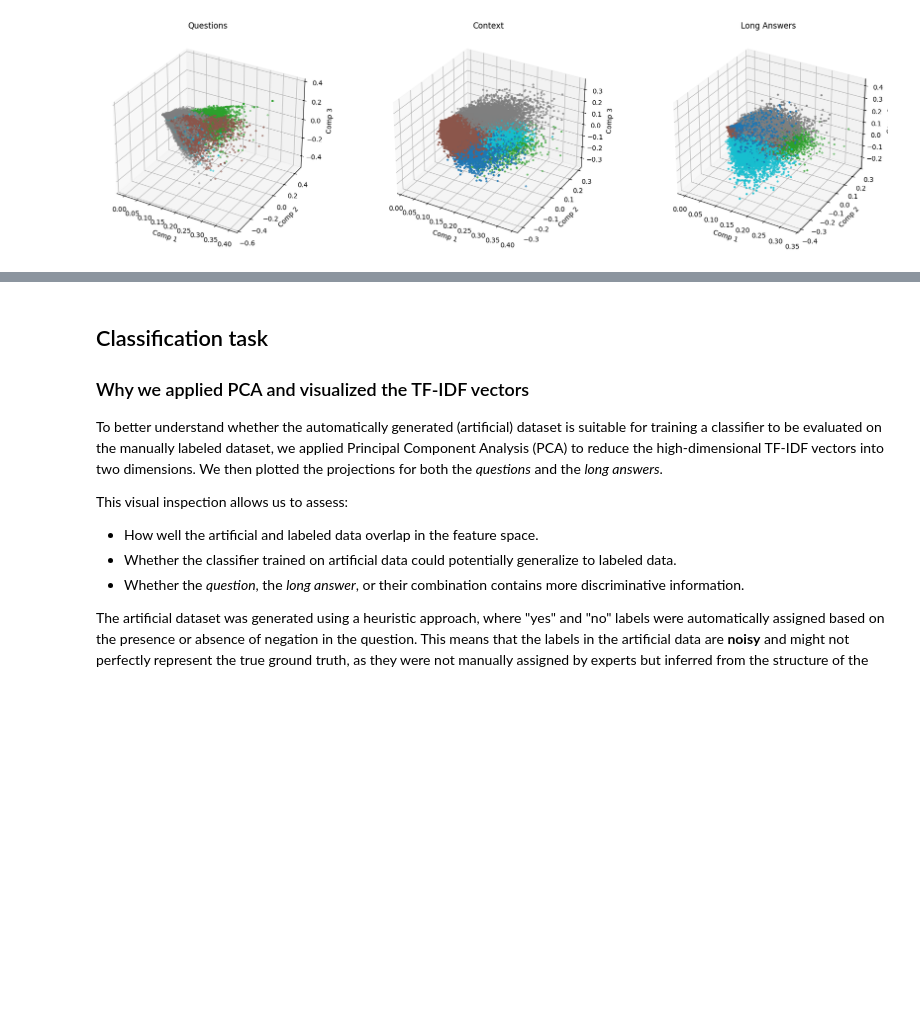
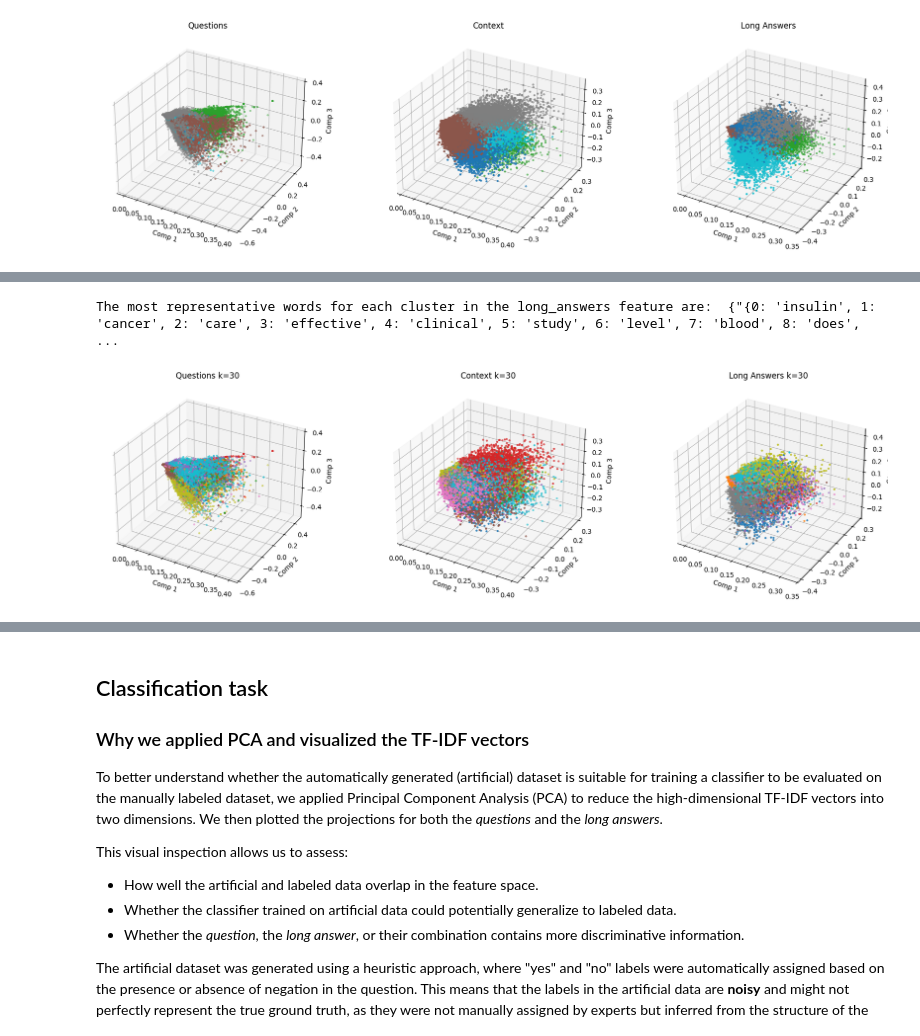
Before and after one commit to KetrinMehmeti/NLP-Project-Group-Angela, a Jupyter notebook: pubmedQA.ipynb, the cells around one changed output, grey strips where cells are left out. Saved outputs shown, nothing was run; the diff lists cells and outputs as text; code cells hidden in the pictures; blank space fills up the shorter version.

```diff
--- a/pubmedQA.ipynb
+++ b/pubmedQA.ipynb
@@ -674,3 +720,19 @@ plt.tight_layout()
 plt.show()
 # %% [output]
 [figure]
+# %%
+# per dimostrare che il clustering con il kmeans non sono consistenti, lo rifacciamo con un numero di cluster maggiore (30) e vediamo se i risultati cambiano
+# In questo caso, stiamo usando un numero di cluster maggiore (30) per vedere se i risultati cambiano.
+
+k = 30
+# Domande
+kmeans_Q_30 = KMeans(n_clusters=k, random_state=42)
+df_unlabeled['cluster_question_kmeans_30'] = kmeans_Q_30.fit_predict(X_Q_tfidf_U)
+
+# Contesto
+kmeans_C_30 = KMeans(n_clusters=k, random_state=42)
+df_unlabeled['cluster_context_kmeans_30'] = kmeans_C_30.fit_predict(X_C_tfidf_U)
+
+# Risposta lunga
+kmeans_LA_30 = KMeans(n_clusters=k, random_state=42)
+df_unlabeled['cluster_long_answer_kmeans_30'] = kmeans_LA_30.fit_predict(X_LA_tfidf_U)
@@ -676,0 +779,61 @@ plt.show()
+# %%
+terms_la = vectorizer_la.get_feature_names_out()
+cluster_keywords_LA_30 = {}
+
+for cluster_num in range(k):
+    cluster_indices = np.where(df_unlabeled['cluster_long_answer_kmeans_30'] == cluster_num)[0]
+    cluster_tfidf = X_LA_tfidf_U[cluster_indices].mean(axis=0)
+    keyword_idx = np.argmax(cluster_tfidf)
+    cluster_keywords_LA_30[cluster_num] = terms_la[keyword_idx]
+
+print(f"The most representative words for each cluster in the long_answers feature are: ", {str(cluster_keywords_LA_30)})
+# %% [output]
+The most representative words for each cluster in the long_answers feature are:  {"{0: 'insulin', 1: 'cancer', 2: 'care', 3: 'effective', 4: 'clinical', 5: 'study', 6: 'level', 7: 'blood', 8: 'does',  ...
+# %%
+from sklearn.decomposition import TruncatedSVD
+import matplotlib.pyplot as plt
+from mpl_toolkits.mplot3d import Axes3D
+
+def get_svd_3d(X_tfidf):
+    svd = TruncatedSVD(n_components=3, random_state=42)
+    return svd.fit_transform(X_tfidf)
+
+# Riduzione dimensionale
+X_Q_reduced = get_svd_3d(X_Q_tfidf_U)
+X_C_reduced = get_svd_3d(X_C_tfidf_U)
+X_LA_reduced = get_svd_3d(X_LA_tfidf_U)
+
+# Crea i subplots
+fig = plt.figure(figsize=(18, 5))
+
+# Plot domande
+ax1 = fig.add_subplot(131, projection='3d')
+ax1.scatter(X_Q_reduced[:, 0], X_Q_reduced[:, 1], X_Q_reduced[:, 2],
+            c=df_unlabeled['cluster_question_kmeans_30'], cmap='tab10', s=5)
+ax1.set_title("Questions k=30")
+ax1.set_xlabel("Comp 1")
+ax1.set_ylabel("Comp 2")
+ax1.set_zlabel("Comp 3")
+
+# Plot contesto
+ax2 = fig.add_subplot(132, projection='3d')
+ax2.scatter(X_C_reduced[:, 0], X_C_reduced[:, 1], X_C_reduced[:, 2],
+            c=df_unlabeled['cluster_context_kmeans_30'], cmap='tab10', s=5)
+ax2.set_title("Context k=30")
+ax2.set_xlabel("Comp 1")
+ax2.set_ylabel("Comp 2")
+ax2.set_zlabel("Comp 3")
+
+# Plot risposte lunghe
+ax3 = fig.add_subplot(133, projection='3d')
+ax3.scatter(X_LA_reduced[:, 0], X_LA_reduced[:, 1], X_LA_reduced[:, 2],
+            c=df_unlabeled['cluster_long_answer_kmeans_30'], cmap='tab10', s=5)
+ax3.set_title("Long Answers k=30")
+ax3.set_xlabel("Comp 1")
+ax3.set_ylabel("Comp 2")
+ax3.set_zlabel("Comp 3")
+
+plt.tight_layout()
+plt.show()
+# %% [output]
+[figure, added]
```
Also changed, not shown: parts of 20 cells of this notebook.
